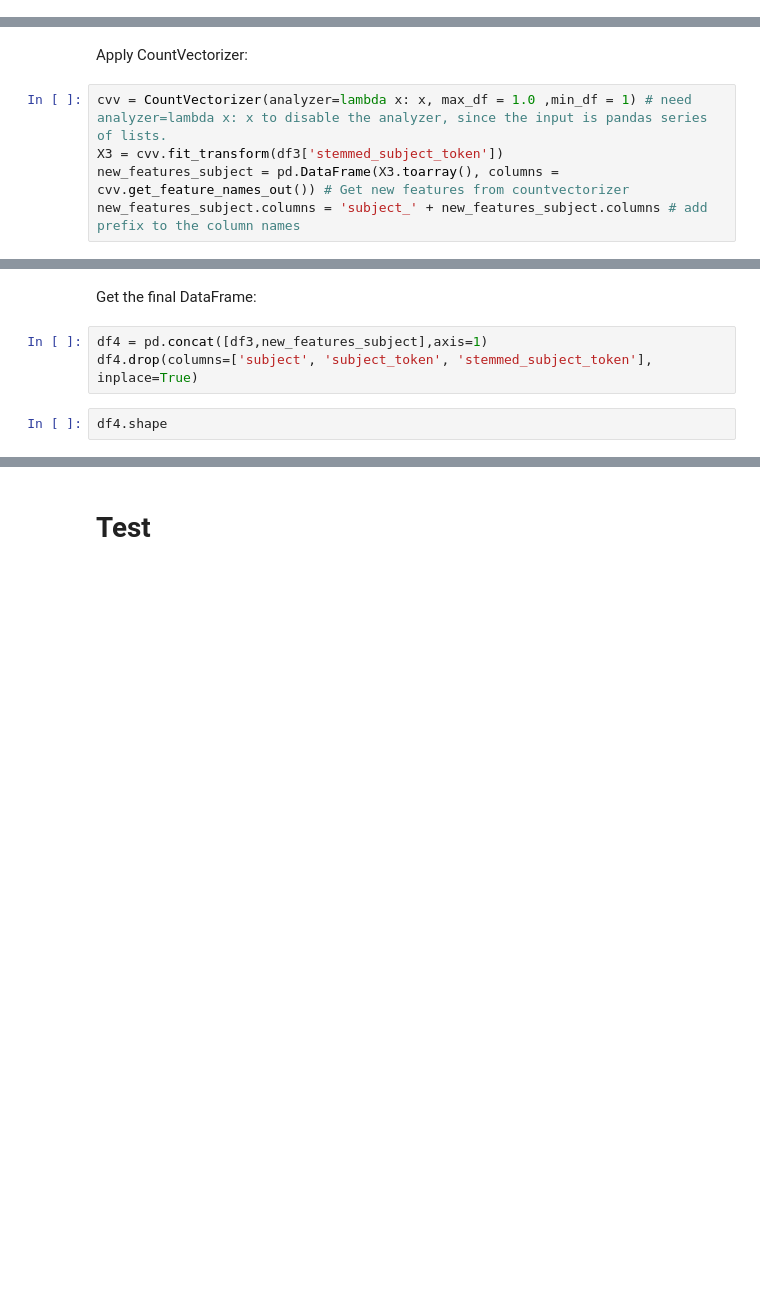
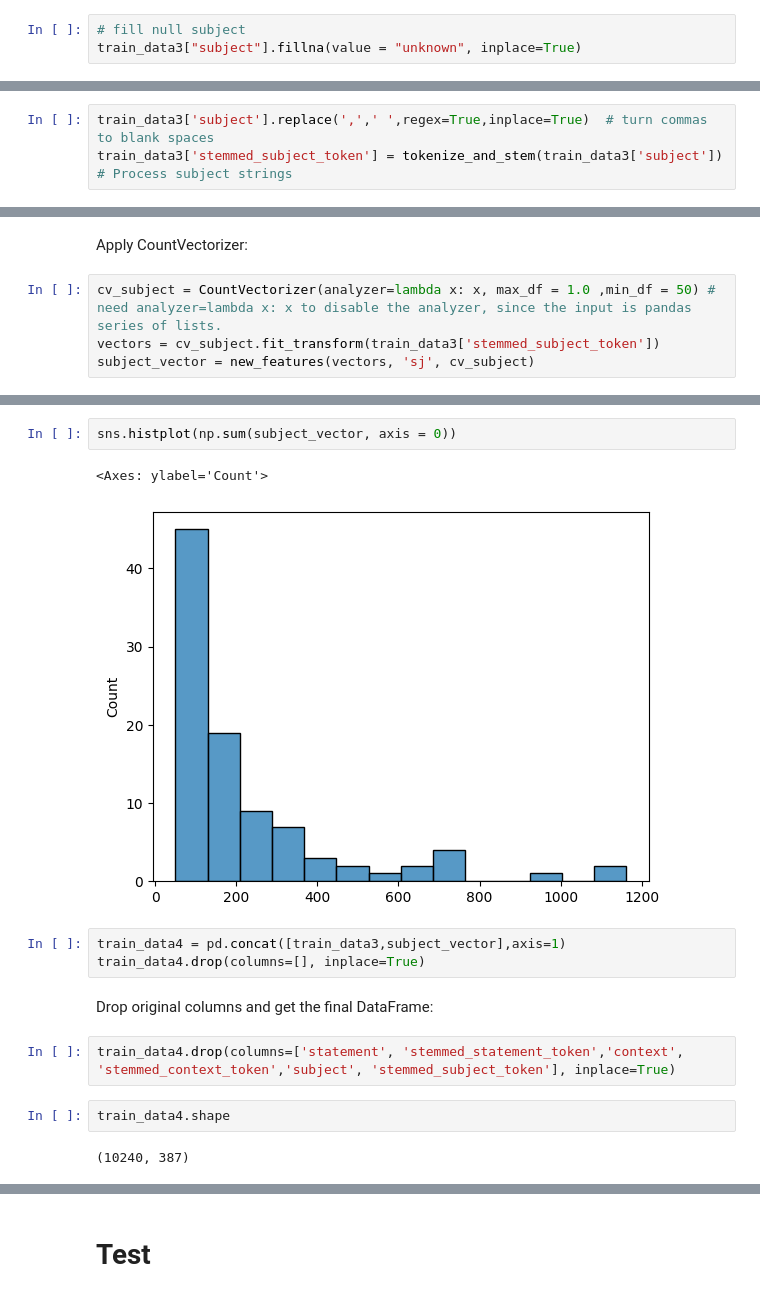
Before and after one commit to TanatPi/ESWD-Term-Project, a Jupyter notebook: true-false-news-classification-eswd-term-project.ipynb, the cells around one changed output, grey strips where cells are left out. Cells and saved outputs as stored; diff of their text form; blank space fills up the shorter version.

```diff
--- a/true-false-news-classification-eswd-term-project.ipynb
+++ b/true-false-news-classification-eswd-term-project.ipynb
@@ -136,0 +293,3 @@ df3['stemmed_subject_token'] = df3['subject_token'].apply(lambda x: [stemmer.ste
+# %%
+# fill null subject
+train_data3["subject"].fillna(value = "unknown", inplace=True)
@@ -137,3 +298,6 @@ df3['stemmed_subject_token'] = df3['subject_token'].apply(lambda x: [stemmer.ste
+# %%
+train_data3['subject'].replace(',',' ',regex=True,inplace=True)  # turn commas to blank spaces
+train_data3['stemmed_subject_token'] = tokenize_and_stem(train_data3['subject']) # Process subject strings
 # %% [markdown]
 Check redundant:
 # %%
@@ -142,7 +308,6 @@ print(words_in_subject[0:20])
 # %% [markdown]
 Apply CountVectorizer:
 # %%
-cvv = CountVectorizer(analyzer=lambda x: x, max_df = 1.0 ,min_df = 1) # need analyzer=lambda x: x to disable the analyzer, since the input is pandas series of lists.
-X3 = cvv.fit_transform(df3['stemmed_subject_token'])
-new_features_subject = pd.DataFrame(X3.toarray(), columns = cvv.get_feature_names_out()) # Get new features from countvectorizer
-new_features_subject.columns = 'subject_' + new_features_subject.columns # add prefix to the column names
+cv_subject = CountVectorizer(analyzer=lambda x: x, max_df = 1.0 ,min_df = 50) # need analyzer=lambda x: x to disable the analyzer, since the input is pandas series of lists.
+vectors = cv_subject.fit_transform(train_data3['stemmed_subject_token'])
+subject_vector = new_features(vectors, 'sj', cv_subject)
@@ -151,7 +334,16 @@ new_features_subject
+# %%
+sns.histplot(np.sum(subject_vector, axis = 0))
+# %% [output]
+<Axes: ylabel='Count'>
+[figure, added]
+# %%
+train_data4 = pd.concat([train_data3,subject_vector],axis=1)
+train_data4.drop(columns=[], inplace=True)
 # %% [markdown]
-Get the final DataFrame:
+Drop original columns and get the final DataFrame:
 # %%
-df4 = pd.concat([df3,new_features_subject],axis=1)
-df4.drop(columns=['subject', 'subject_token', 'stemmed_subject_token'], inplace=True)
+train_data4.drop(columns=['statement', 'stemmed_statement_token','context', 'stemmed_context_token','subject', 'stemmed_subject_token'], inplace=True)
 # %%
-df4.shape
+train_data4.shape
+# %% [output]
+(10240, 387)
```
Also changed, not shown: parts of 84 cells of this notebook.
